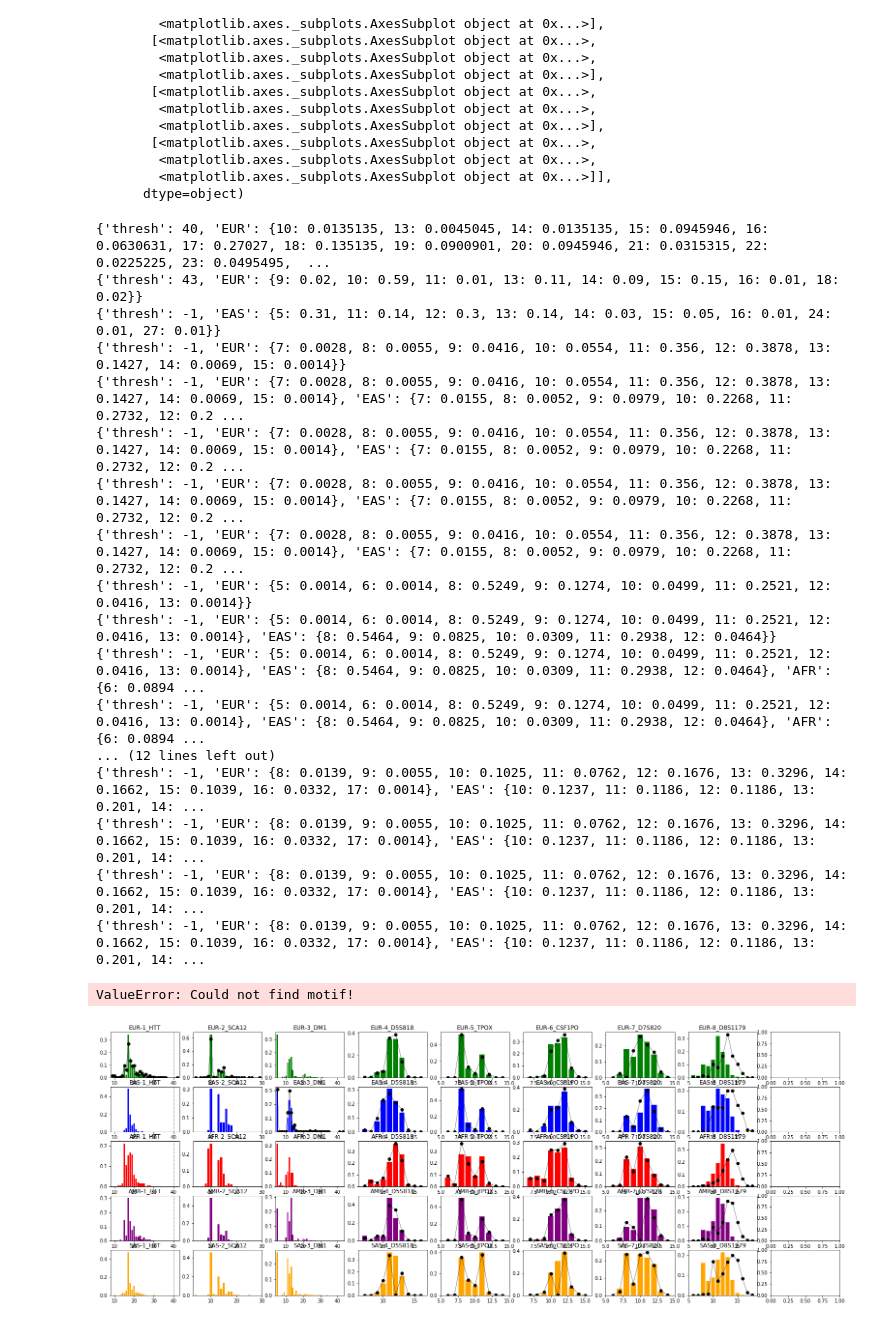
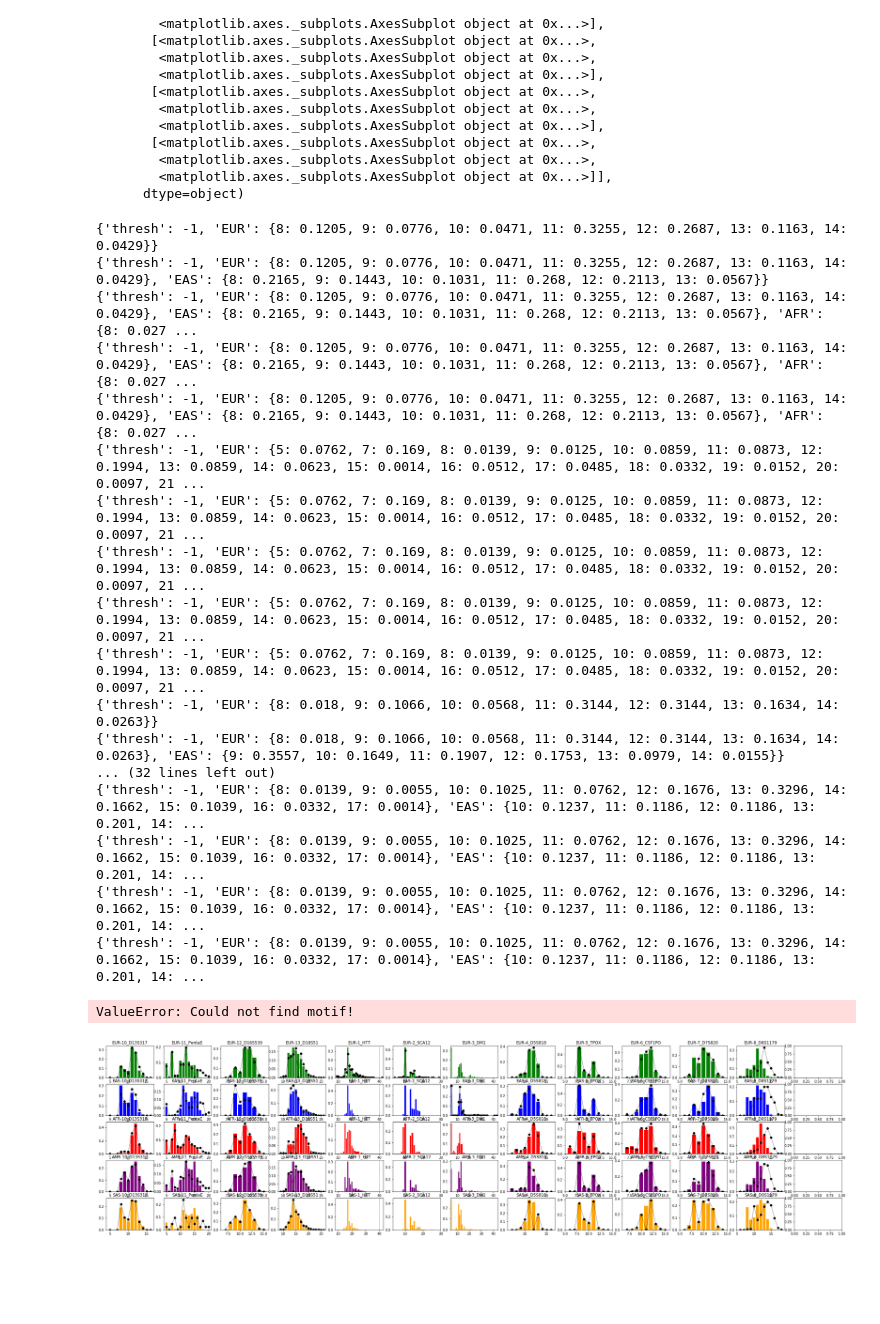
Before and after one commit to gymrek-lab/EnsembleTR, a Jupyter notebook: callset-qc/1000G_CallerQC_Figures.ipynb, the cells around one changed output. Drawn from its saved outputs; the diff is of its cells as text; code cells hidden in the pictures; blank space fills up the shorter version.

```diff
--- a/callset-qc/1000G_CallerQC_Figures.ipynb
+++ b/callset-qc/1000G_CallerQC_Figures.ipynb
@@ -168,6 +168,13 @@ locids["chr5:150076324"] = "6_CSF1PO"
 locids["chr7:84160226"] = "7_D7S820 "
 locids["chr8:124894873"] = "8_D8S1179"
 locids["chr11:2171088"] = "9_TH01"
+locids["chr13:82148025"] = "10_D13S317"
+locids["chr15:96831015"] = "11_PentaE"
+locids["chr16:86352702"] = "12_D16S539"
+locids["chr18:63281667"] = "13_D18S51"
+locids["chr21:43636205"] = "14_PentaD"
+
+
 
 
 # Allele freqs compared to known
@@ -178,6 +185,8 @@ called_freqs = called_freqs[called_freqs["pos"] != 123775553] # need to remove t
 called_freqs = called_freqs[called_freqs["pos"] != 1489651] # need to remove this one
 called_freqs = called_freqs[called_freqs["pos"] != 84160225] # need to remove this one
 called_freqs = called_freqs[called_freqs["pos"] != 2171086] # need to remove this one
+called_freqs = called_freqs[called_freqs["pos"] != 96831012] # need to remove this one
+called_freqs = called_freqs[called_freqs["pos"] != 86352692] # need to remove this one
 called_freqs["id"] = called_freqs.apply(lambda x: locids["%s:%s"%(x["chrom"], x["pos"])], 1)
 called_freqs = called_freqs.sort_values("id")
 
@@ -221,47 +230,48 @@ for i in range(called_freqs.shape[0]):
                 al, fq = allele.split(":")
                 al = int(float(al)); fq = float(fq)
                 spcts[al] = fq
             kcounts[sp] = spcts
             print(kcounts)
 
     for j in range(len(superpops)):
         ax = axis_array[j, i]
         ax.bar(alleles, [popcounts[superpops[j]].get(a, 0) for a in alleles], color=popcolors[superpops[j]])
 
         # Plot known
         if superpops[j] in kcounts.keys():
             ax.plot(alleles, [kcounts[superpops[j]].get(a, 0) for a in alleles], color="black",
                    marker="o", linewidth=0.5)
 
         # Plot threshold
         if kcounts["thresh"]>-1:
             ax.axvline(x=kcounts["thresh"], linewidth=0.5, color="black", linestyle="dashed")
         ax.set_xlim(left=min(alleles)-1, right=max(alleles)+1)
         ax.set_title("%s-%s"%(superpops[j], locus_id))
         #ax.grid(True)
         plotnum += 1
 
 fig.tight_layout()
+plt.show()
 # %% [output]
-{'thresh': 40, 'EUR': {10: 0.0135135, 13: 0.0045045, 14: 0.0135135, 15: 0.0945946, 16: 0.0630631, 17: 0.27027, 18: 0.135135, 19: 0.0900901, 20: 0.0945946, 21: 0.0315315, 22: 0.0225225, 23: 0.0495495,  ...
-{'thresh': 43, 'EUR': {9: 0.02, 10: 0.59, 11: 0.01, 13: 0.11, 14: 0.09, 15: 0.15, 16: 0.01, 18: 0.02}}
-{'thresh': -1, 'EAS': {5: 0.31, 11: 0.14, 12: 0.3, 13: 0.14, 14: 0.03, 15: 0.05, 16: 0.01, 24: 0.01, 27: 0.01}}
-{'thresh': -1, 'EUR': {7: 0.0028, 8: 0.0055, 9: 0.0416, 10: 0.0554, 11: 0.356, 12: 0.3878, 13: 0.1427, 14: 0.0069, 15: 0.0014}}
-{'thresh': -1, 'EUR': {7: 0.0028, 8: 0.0055, 9: 0.0416, 10: 0.0554, 11: 0.356, 12: 0.3878, 13: 0.1427, 14: 0.0069, 15: 0.0014}, 'EAS': {7: 0.0155, 8: 0.0052, 9: 0.0979, 10: 0.2268, 11: 0.2732, 12: 0.2 ...
-{'thresh': -1, 'EUR': {7: 0.0028, 8: 0.0055, 9: 0.0416, 10: 0.0554, 11: 0.356, 12: 0.3878, 13: 0.1427, 14: 0.0069, 15: 0.0014}, 'EAS': {7: 0.0155, 8: 0.0052, 9: 0.0979, 10: 0.2268, 11: 0.2732, 12: 0.2 ...
-{'thresh': -1, 'EUR': {7: 0.0028, 8: 0.0055, 9: 0.0416, 10: 0.0554, 11: 0.356, 12: 0.3878, 13: 0.1427, 14: 0.0069, 15: 0.0014}, 'EAS': {7: 0.0155, 8: 0.0052, 9: 0.0979, 10: 0.2268, 11: 0.2732, 12: 0.2 ...
-{'thresh': -1, 'EUR': {7: 0.0028, 8: 0.0055, 9: 0.0416, 10: 0.0554, 11: 0.356, 12: 0.3878, 13: 0.1427, 14: 0.0069, 15: 0.0014}, 'EAS': {7: 0.0155, 8: 0.0052, 9: 0.0979, 10: 0.2268, 11: 0.2732, 12: 0.2 ...
-{'thresh': -1, 'EUR': {5: 0.0014, 6: 0.0014, 8: 0.5249, 9: 0.1274, 10: 0.0499, 11: 0.2521, 12: 0.0416, 13: 0.0014}}
-{'thresh': -1, 'EUR': {5: 0.0014, 6: 0.0014, 8: 0.5249, 9: 0.1274, 10: 0.0499, 11: 0.2521, 12: 0.0416, 13: 0.0014}, 'EAS': {8: 0.5464, 9: 0.0825, 10: 0.0309, 11: 0.2938, 12: 0.0464}}
-{'thresh': -1, 'EUR': {5: 0.0014, 6: 0.0014, 8: 0.5249, 9: 0.1274, 10: 0.0499, 11: 0.2521, 12: 0.0416, 13: 0.0014}, 'EAS': {8: 0.5464, 9: 0.0825, 10: 0.0309, 11: 0.2938, 12: 0.0464}, 'AFR': {6: 0.0894 ...
-{'thresh': -1, 'EUR': {5: 0.0014, 6: 0.0014, 8: 0.5249, 9: 0.1274, 10: 0.0499, 11: 0.2521, 12: 0.0416, 13: 0.0014}, 'EAS': {8: 0.5464, 9: 0.0825, 10: 0.0309, 11: 0.2938, 12: 0.0464}, 'AFR': {6: 0.0894 ...
-... (12 lines left out)
+{'thresh': -1, 'EUR': {8: 0.1205, 9: 0.0776, 10: 0.0471, 11: 0.3255, 12: 0.2687, 13: 0.1163, 14: 0.0429}}
+{'thresh': -1, 'EUR': {8: 0.1205, 9: 0.0776, 10: 0.0471, 11: 0.3255, 12: 0.2687, 13: 0.1163, 14: 0.0429}, 'EAS': {8: 0.2165, 9: 0.1443, 10: 0.1031, 11: 0.268, 12: 0.2113, 13: 0.0567}}
+{'thresh': -1, 'EUR': {8: 0.1205, 9: 0.0776, 10: 0.0471, 11: 0.3255, 12: 0.2687, 13: 0.1163, 14: 0.0429}, 'EAS': {8: 0.2165, 9: 0.1443, 10: 0.1031, 11: 0.268, 12: 0.2113, 13: 0.0567}, 'AFR': {8: 0.027 ...
+{'thresh': -1, 'EUR': {8: 0.1205, 9: 0.0776, 10: 0.0471, 11: 0.3255, 12: 0.2687, 13: 0.1163, 14: 0.0429}, 'EAS': {8: 0.2165, 9: 0.1443, 10: 0.1031, 11: 0.268, 12: 0.2113, 13: 0.0567}, 'AFR': {8: 0.027 ...
+{'thresh': -1, 'EUR': {8: 0.1205, 9: 0.0776, 10: 0.0471, 11: 0.3255, 12: 0.2687, 13: 0.1163, 14: 0.0429}, 'EAS': {8: 0.2165, 9: 0.1443, 10: 0.1031, 11: 0.268, 12: 0.2113, 13: 0.0567}, 'AFR': {8: 0.027 ...
+{'thresh': -1, 'EUR': {5: 0.0762, 7: 0.169, 8: 0.0139, 9: 0.0125, 10: 0.0859, 11: 0.0873, 12: 0.1994, 13: 0.0859, 14: 0.0623, 15: 0.0014, 16: 0.0512, 17: 0.0485, 18: 0.0332, 19: 0.0152, 20: 0.0097, 21 ...
+{'thresh': -1, 'EUR': {5: 0.0762, 7: 0.169, 8: 0.0139, 9: 0.0125, 10: 0.0859, 11: 0.0873, 12: 0.1994, 13: 0.0859, 14: 0.0623, 15: 0.0014, 16: 0.0512, 17: 0.0485, 18: 0.0332, 19: 0.0152, 20: 0.0097, 21 ...
+{'thresh': -1, 'EUR': {5: 0.0762, 7: 0.169, 8: 0.0139, 9: 0.0125, 10: 0.0859, 11: 0.0873, 12: 0.1994, 13: 0.0859, 14: 0.0623, 15: 0.0014, 16: 0.0512, 17: 0.0485, 18: 0.0332, 19: 0.0152, 20: 0.0097, 21 ...
+{'thresh': -1, 'EUR': {5: 0.0762, 7: 0.169, 8: 0.0139, 9: 0.0125, 10: 0.0859, 11: 0.0873, 12: 0.1994, 13: 0.0859, 14: 0.0623, 15: 0.0014, 16: 0.0512, 17: 0.0485, 18: 0.0332, 19: 0.0152, 20: 0.0097, 21 ...
+{'thresh': -1, 'EUR': {5: 0.0762, 7: 0.169, 8: 0.0139, 9: 0.0125, 10: 0.0859, 11: 0.0873, 12: 0.1994, 13: 0.0859, 14: 0.0623, 15: 0.0014, 16: 0.0512, 17: 0.0485, 18: 0.0332, 19: 0.0152, 20: 0.0097, 21 ...
+{'thresh': -1, 'EUR': {8: 0.018, 9: 0.1066, 10: 0.0568, 11: 0.3144, 12: 0.3144, 13: 0.1634, 14: 0.0263}}
+{'thresh': -1, 'EUR': {8: 0.018, 9: 0.1066, 10: 0.0568, 11: 0.3144, 12: 0.3144, 13: 0.1634, 14: 0.0263}, 'EAS': {9: 0.3557, 10: 0.1649, 11: 0.1907, 12: 0.1753, 13: 0.0979, 14: 0.0155}}
+... (32 lines left out)
 {'thresh': -1, 'EUR': {8: 0.0139, 9: 0.0055, 10: 0.1025, 11: 0.0762, 12: 0.1676, 13: 0.3296, 14: 0.1662, 15: 0.1039, 16: 0.0332, 17: 0.0014}, 'EAS': {10: 0.1237, 11: 0.1186, 12: 0.1186, 13: 0.201, 14: ...
 {'thresh': -1, 'EUR': {8: 0.0139, 9: 0.0055, 10: 0.1025, 11: 0.0762, 12: 0.1676, 13: 0.3296, 14: 0.1662, 15: 0.1039, 16: 0.0332, 17: 0.0014}, 'EAS': {10: 0.1237, 11: 0.1186, 12: 0.1186, 13: 0.201, 14: ...
 {'thresh': -1, 'EUR': {8: 0.0139, 9: 0.0055, 10: 0.1025, 11: 0.0762, 12: 0.1676, 13: 0.3296, 14: 0.1662, 15: 0.1039, 16: 0.0332, 17: 0.0014}, 'EAS': {10: 0.1237, 11: 0.1186, 12: 0.1186, 13: 0.201, 14: ...
 {'thresh': -1, 'EUR': {8: 0.0139, 9: 0.0055, 10: 0.1025, 11: 0.0762, 12: 0.1676, 13: 0.3296, 14: 0.1662, 15: 0.1039, 16: 0.0332, 17: 0.0014}, 'EAS': {10: 0.1237, 11: 0.1186, 12: 0.1186, 13: 0.201, 14: ...
 ValueError: Could not find motif!
-[figure, old version]
+[figure, new version]
 # %%
 [popcounts[superpops[j]].get(a, 0) for a in alleles]
 # %% [output]
```
Also changed, not shown: parts of 2 cells of this notebook, 2 other files.
